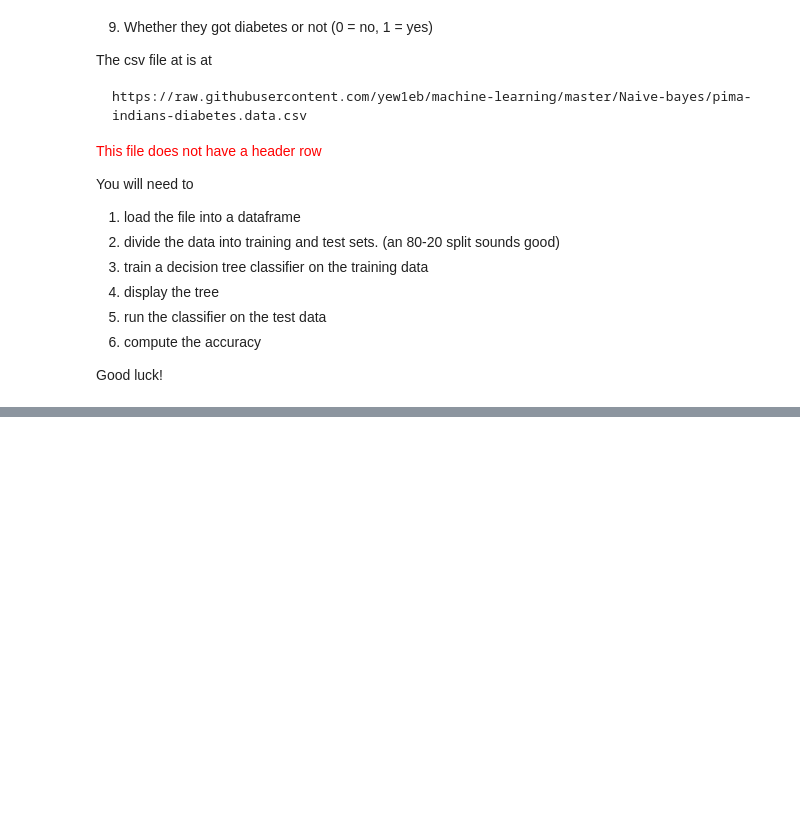
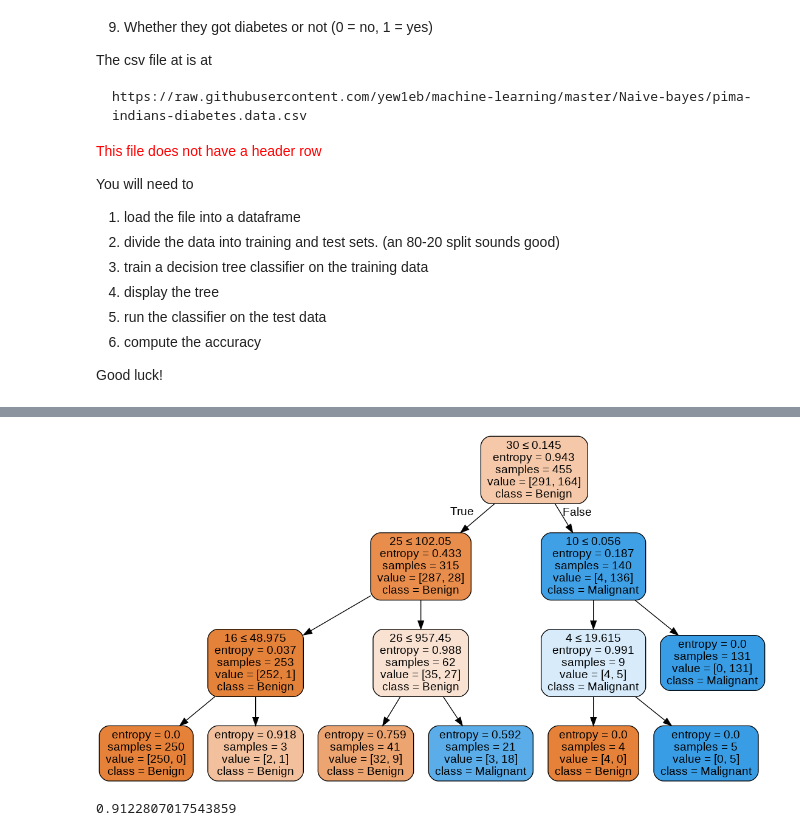
Before and after one commit to xpertdesh/ml-class21, a Jupyter notebook: labs/decision_trees.ipynb, the cells around one changed output, grey strips where cells are left out. Cells and saved outputs as stored; diff of their text form; code cells hidden in the pictures; blank space fills up the shorter version.

```diff
--- a/labs/decision_trees.ipynb
+++ b/labs/decision_trees.ipynb
@@ -322,3 +358,37 @@ And a writeup about the data is at:
 https://raw.githubusercontent.com/zacharski/ml-class/master/data/wdbc.names
 
 Follow the same steps as above.
+# %%
+wdbc = pd.read_csv('https://raw.githubusercontent.com/zacharski/ml-class/master/data/wdbc.data', names=['id', 'diagnosis', '3', '4'
+, '5', '6', '7', '8', '9', '10', '11', '12', '13', '14', '15', '16', '17', '18', '19', '20', '21', '22', '23', '24', '25', '26'
+, '27', '28', '29', '30', '31', '32'])
+# I used numbers for the names because I didn't know what to name them, plus there were too many
+
+train, test = train_test_split(wdbc, test_size=0.2)
+clfwdbc = tree.DecisionTreeClassifier(criterion='entropy', max_depth=3)
+clfwdbc.fit(train[['3', '4', '5', '6', '7', '8', '9', '10', '11', '12',
+               '13', '14', '15', '16', '17', '18', '19', '20', '21',
+               '22', '23', '24', '25', '26', '27', '28', '29', '30',
+               '31', '32']], train['diagnosis'])
+
+
+dot_data = tree.export_graphviz(clfwdbc, out_file="wdbc.dot",
+                         feature_names=['3', '4', '5', '6', '7', '8', '9', '10', '11', '12',
+                                        '13', '14', '15', '16', '17', '18', '19', '20', '21',
+                                        '22', '23', '24', '25', '26', '27', '28', '29', '30',
+                                        '31', '32'],
+                         class_names=['Benign', 'Malignant'],
+                         filled=True, rounded=True,
+                         special_characters=True)
+graph = pydotplus.graphviz.graph_from_dot_file("wdbc.dot")
+Image(graph.create_png())
+# %% [output]
+[figure, added]
+# %%
+wdbcpredictions = clfwdbc.predict(test[['3', '4', '5', '6', '7', '8', '9', '10', '11', '12',
+               '13', '14', '15', '16', '17', '18', '19', '20', '21',
+               '22', '23', '24', '25', '26', '27', '28', '29', '30',
+               '31', '32']])
+accuracy_score(test['diagnosis'], wdbcpredictions)
+# %% [output]
+0.9122807017543859
```
Also changed, not shown: parts of 12 cells of this notebook.
